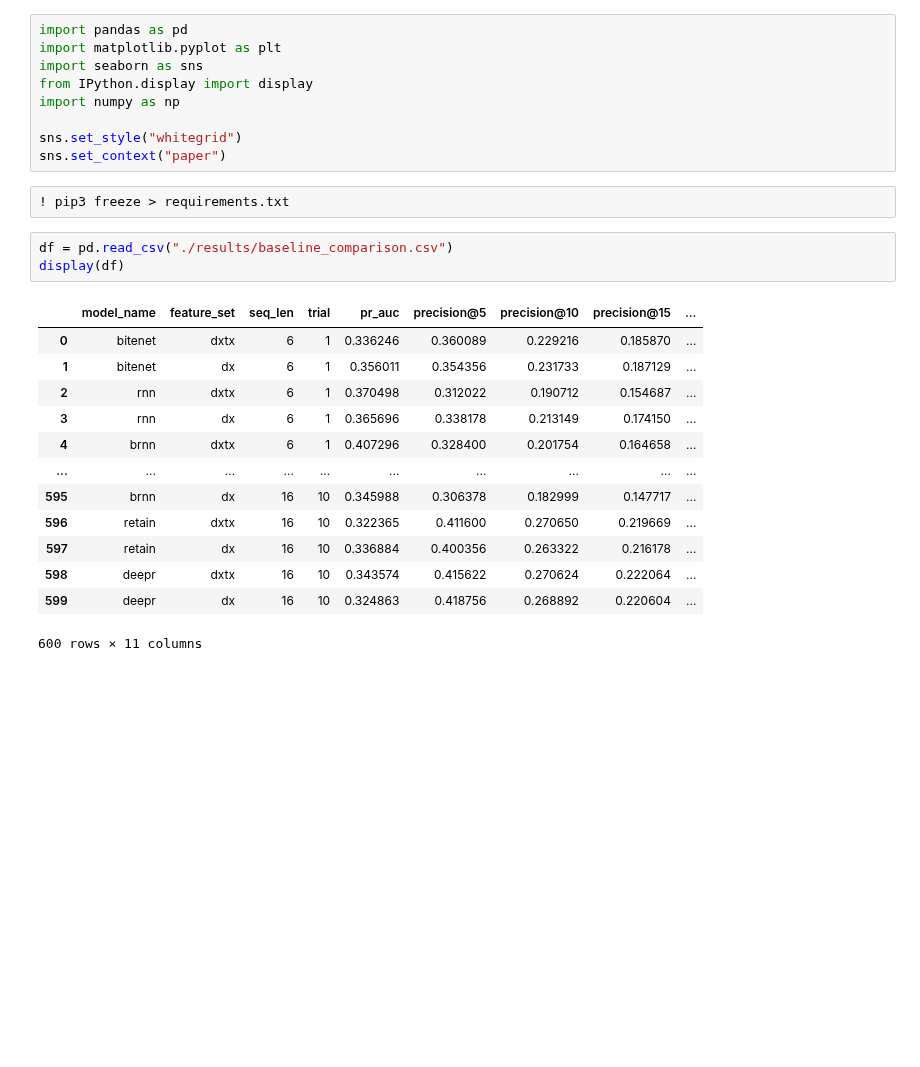
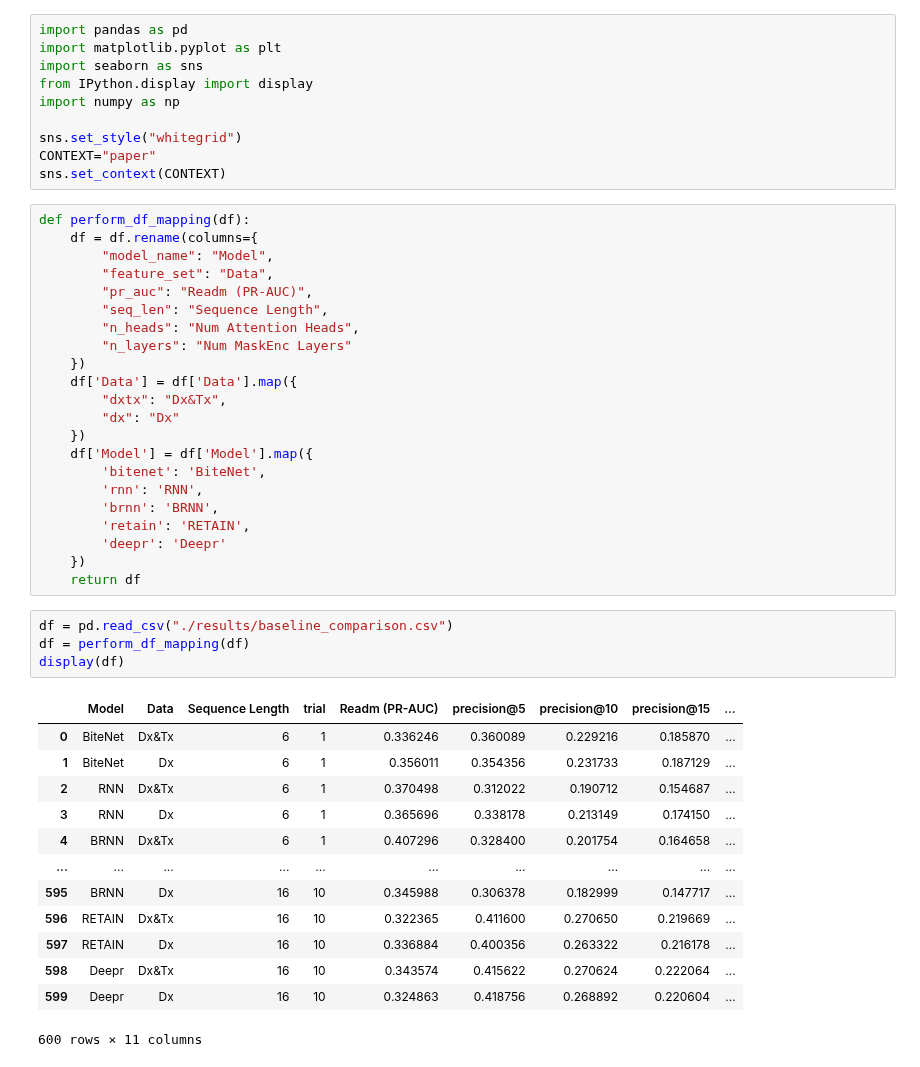
Before and after one commit to greenwaltc/CS598-DL4H-Final-Project, a Jupyter notebook: data_analysis.ipynb, the cells around one changed output. Cells and saved outputs as stored; diff of their text form; blank space fills up the shorter version.

```diff
--- a/data_analysis.ipynb
+++ b/data_analysis.ipynb
@@ -6,24 +6,46 @@ from IPython.display import display
 import numpy as np
 
 sns.set_style("whitegrid")
-sns.set_context("paper")
+CONTEXT="paper"
+sns.set_context(CONTEXT)
-# %%
-! pip3 freeze > requirements.txt
+# %%
+def perform_df_mapping(df):
+    df = df.rename(columns={
+        "model_name": "Model",
+        "feature_set": "Data",
+        "pr_auc": "Readm (PR-AUC)",
+        "seq_len": "Sequence Length",
+        "n_heads": "Num Attention Heads",
+        "n_layers": "Num MaskEnc Layers"
+    })
+    df['Data'] = df['Data'].map({
+        "dxtx": "Dx&Tx",
+        "dx": "Dx"
+    })
+    df['Model'] = df['Model'].map({
+        'bitenet': 'BiteNet',
+        'rnn': 'RNN',
+        'brnn': 'BRNN',
+        'retain': 'RETAIN',
+        'deepr': 'Deepr'
+    })
+    return df
 # %%
 df = pd.read_csv("./results/baseline_comparison.csv")
+df = perform_df_mapping(df)
 display(df)
 # %% [output]
-|  | model_name | feature_set | seq_len | trial | pr_auc | precision@5 | precision@10 | precision@15 | ... |
-| 0 | bitenet | dxtx | 6 | 1 | 0.336246 | 0.360089 | 0.229216 | 0.185870 | ... |
-| 1 | bitenet | dx | 6 | 1 | 0.356011 | 0.354356 | 0.231733 | 0.187129 | ... |
-| 2 | rnn | dxtx | 6 | 1 | 0.370498 | 0.312022 | 0.190712 | 0.154687 | ... |
-| 3 | rnn | dx | 6 | 1 | 0.365696 | 0.338178 | 0.213149 | 0.174150 | ... |
-| 4 | brnn | dxtx | 6 | 1 | 0.407296 | 0.328400 | 0.201754 | 0.164658 | ... |
+|  | Model | Data | Sequence Length | trial | Readm (PR-AUC) | precision@5 | precision@10 | precision@15 | ... |
+| 0 | BiteNet | Dx&Tx | 6 | 1 | 0.336246 | 0.360089 | 0.229216 | 0.185870 | ... |
+| 1 | BiteNet | Dx | 6 | 1 | 0.356011 | 0.354356 | 0.231733 | 0.187129 | ... |
+| 2 | RNN | Dx&Tx | 6 | 1 | 0.370498 | 0.312022 | 0.190712 | 0.154687 | ... |
+| 3 | RNN | Dx | 6 | 1 | 0.365696 | 0.338178 | 0.213149 | 0.174150 | ... |
+| 4 | BRNN | Dx&Tx | 6 | 1 | 0.407296 | 0.328400 | 0.201754 | 0.164658 | ... |
 | ... | ... | ... | ... | ... | ... | ... | ... | ... | ... |
-| 595 | brnn | dx | 16 | 10 | 0.345988 | 0.306378 | 0.182999 | 0.147717 | ... |
-| 596 | retain | dxtx | 16 | 10 | 0.322365 | 0.411600 | 0.270650 | 0.219669 | ... |
-| 597 | retain | dx | 16 | 10 | 0.336884 | 0.400356 | 0.263322 | 0.216178 | ... |
-| 598 | deepr | dxtx | 16 | 10 | 0.343574 | 0.415622 | 0.270624 | 0.222064 | ... |
-| 599 | deepr | dx | 16 | 10 | 0.324863 | 0.418756 | 0.268892 | 0.220604 | ... |
+| 595 | BRNN | Dx | 16 | 10 | 0.345988 | 0.306378 | 0.182999 | 0.147717 | ... |
+| 596 | RETAIN | Dx&Tx | 16 | 10 | 0.322365 | 0.411600 | 0.270650 | 0.219669 | ... |
+| 597 | RETAIN | Dx | 16 | 10 | 0.336884 | 0.400356 | 0.263322 | 0.216178 | ... |
+| 598 | Deepr | Dx&Tx | 16 | 10 | 0.343574 | 0.415622 | 0.270624 | 0.222064 | ... |
+| 599 | Deepr | Dx | 16 | 10 | 0.324863 | 0.418756 | 0.268892 | 0.220604 | ... |
 600 rows × 11 columns
 # %%
```
Also changed, not shown: parts of 5 cells of this notebook, 11 other files.
